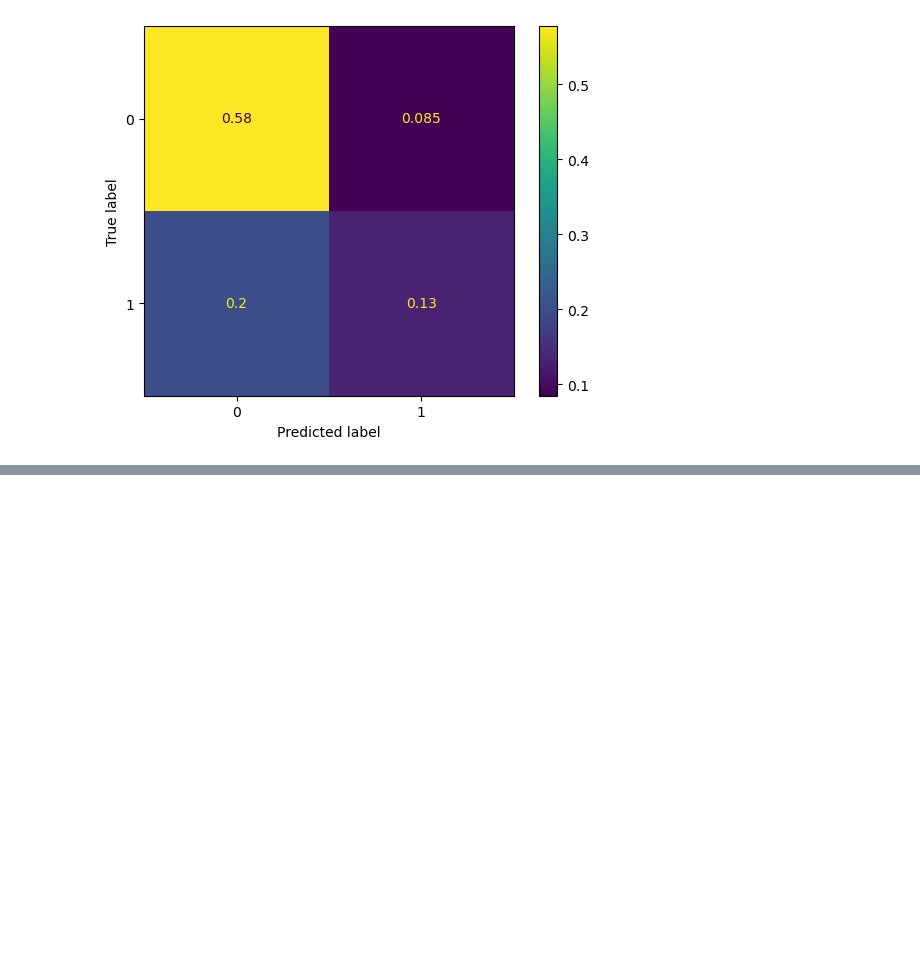
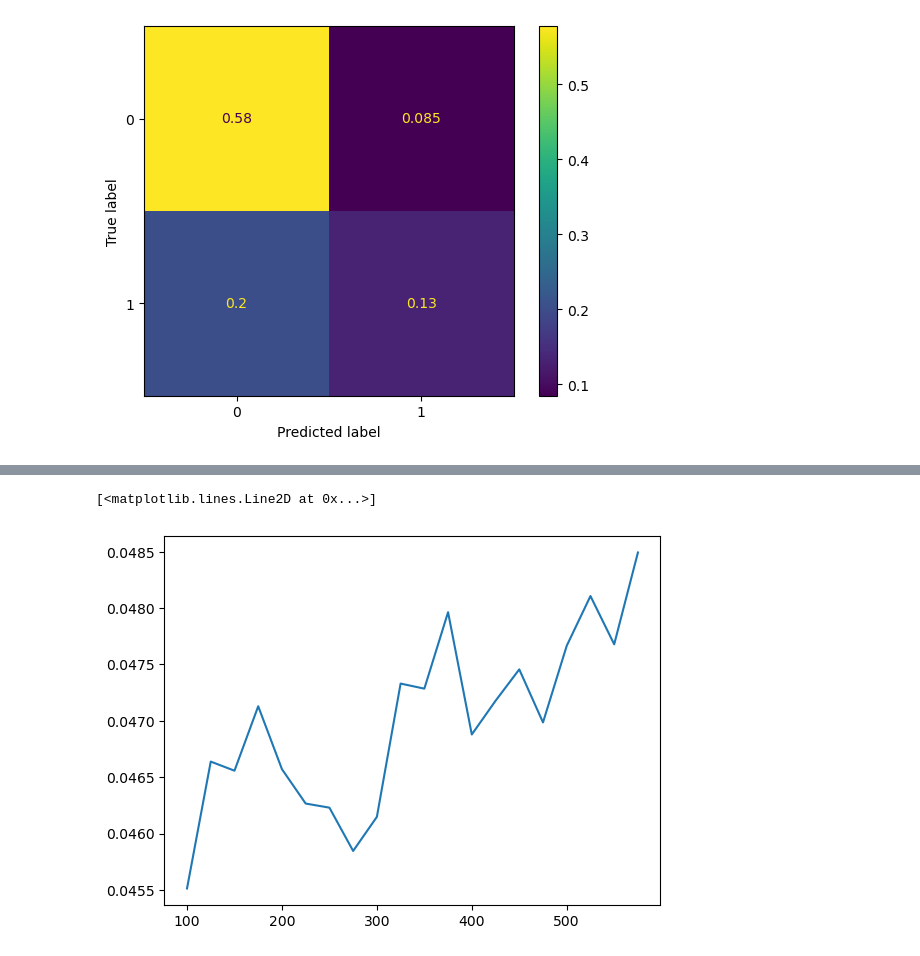
Before and after one commit to 474benchen/bias_aware_gridsearchCV, a Jupyter notebook: recidivism_example/compas_eda.ipynb, the cells around one changed output, grey strips where cells are left out. Saved outputs shown, nothing was run; the diff lists cells and outputs as text; code cells hidden in the pictures; blank space fills up the shorter version.

```diff
--- a/recidivism_example/compas_eda.ipynb
+++ b/recidivism_example/compas_eda.ipynb
@@ -243,0 +244,5 @@ gridsearch.plot_models(8)
+# %%
+gridsearch.plot_params('n_estimators')
+# %% [output]
+[<matplotlib.lines.Line2D at 0x...>]
+[figure, added]
```
Also changed, not shown: parts of 5 cells of this notebook.
